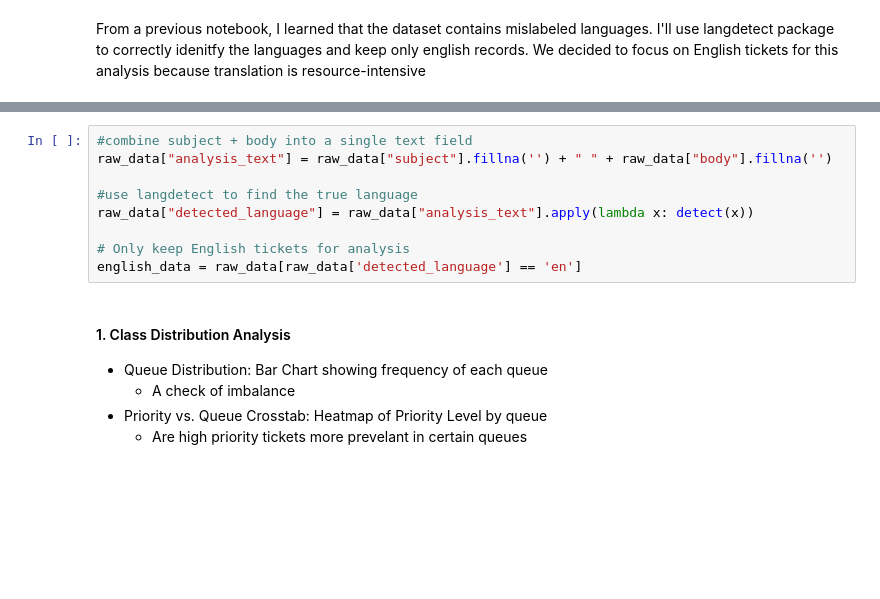
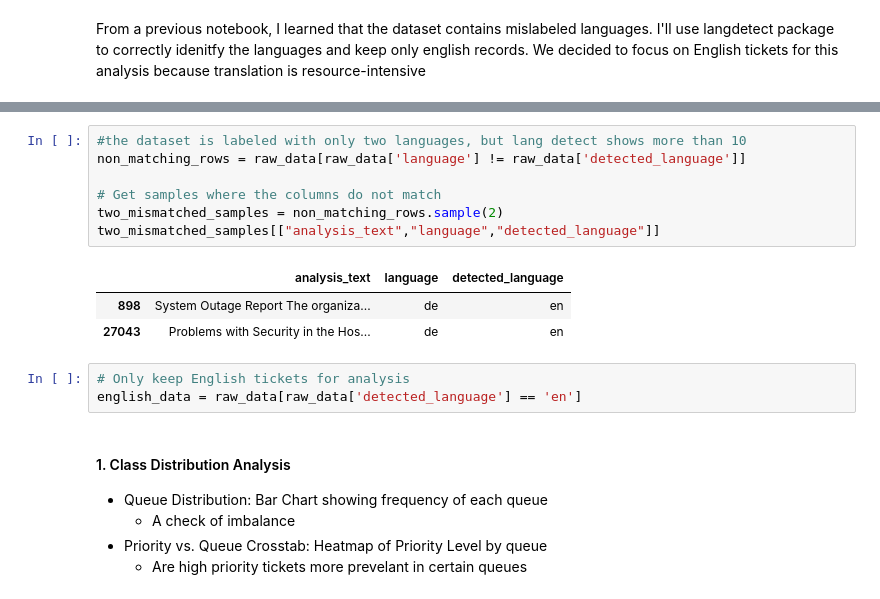
Before and after one commit to dallen014/queuerious_detector, a Jupyter notebook: notebooks/0.02-da-exploration-notebook.ipynb, the cells around one changed output, grey strips where cells are left out. Saved outputs shown, nothing was run; the diff lists cells and outputs as text; blank space fills up the shorter version.

```diff
--- a/notebooks/0.02-da-exploration-notebook.ipynb
+++ b/notebooks/0.02-da-exploration-notebook.ipynb
@@ -28,10 +52,15 @@ From a previous notebook, I learned that the dataset contains mislabeled languag
+# %%
+#the dataset is labeled with only two languages, but lang detect shows more than 10
+non_matching_rows = raw_data[raw_data['language'] != raw_data['detected_language']]
+
+# Get samples where the columns do not match
+two_mismatched_samples = non_matching_rows.sample(2)
+two_mismatched_samples[["analysis_text","language","detected_language"]]
+# %% [output]
+|  | analysis_text | language | detected_language |
+| 898 | System Outage Report The organiza... | de | en |
+| 27043 | Problems with Security in the Hos... | de | en |
 # %%
-#combine subject + body into a single text field
-raw_data["analysis_text"] = raw_data["subject"].fillna('') + " " + raw_data["body"].fillna('')
-
-#use langdetect to find the true language
-raw_data["detected_language"] = raw_data["analysis_text"].apply(lambda x: detect(x))
-
 # Only keep English tickets for analysis
 english_data = raw_data[raw_data['detected_language'] == 'en']
 # %% [markdown]
```
Also changed, not shown: parts of 2 cells of this notebook.
